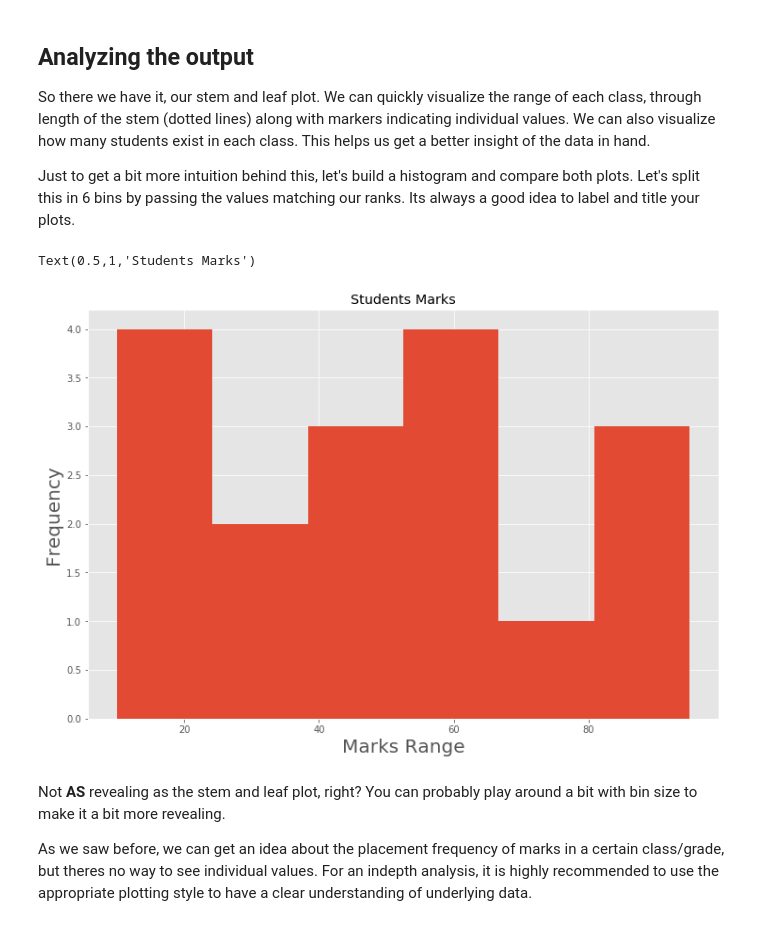
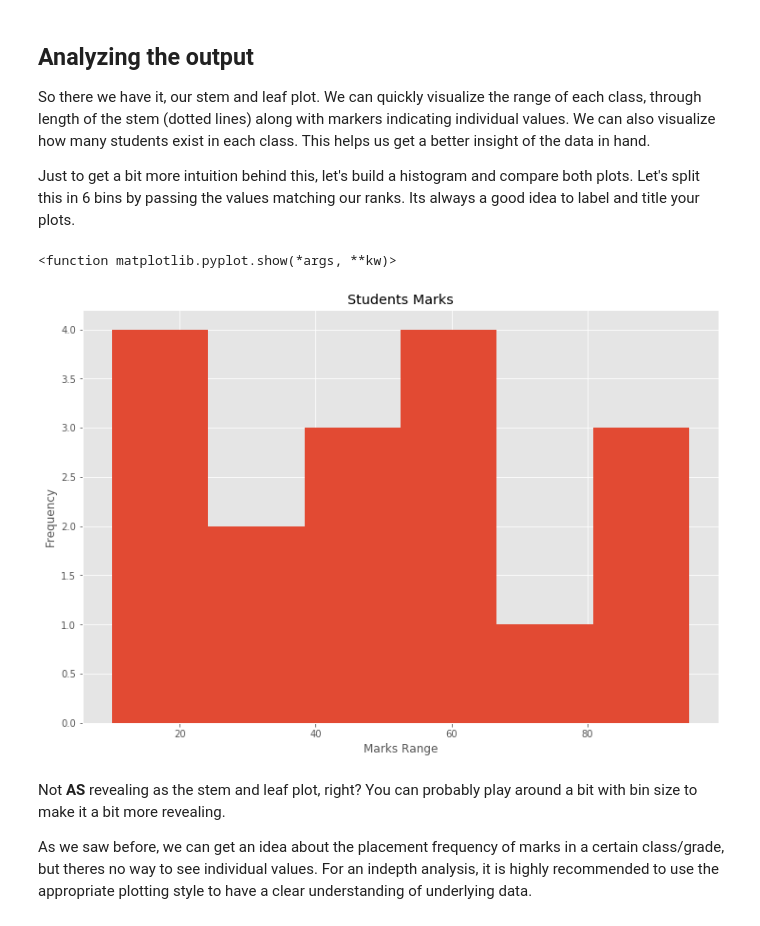
Before and after one commit to steeznation16/dsc-0-09-05-statistical-distribution-stemleaf-plot-lab-online-ds-ft-100118, a Jupyter notebook: index.ipynb, the cells around one changed output. Drawn from its saved outputs; the diff is of its cells as text; code cells hidden in the pictures.

```diff
--- a/index.ipynb
+++ b/index.ipynb
@@ -127,13 +127,15 @@ Just to get a bit more intuition behind this, let's build a histogram and compar
 # %%
 # Create a histogram for marks
 plt.figure(figsize=(12,8))
 plt.hist(marks, bins=6)
 plt.title('Students Marks')
 plt.ylabel('Frequency')
-plt.xlabel()
+plt.xlabel('Marks Range')
+
+plt.show
 # %% [output]
-Text(0.5,1,'Students Marks')
+<function matplotlib.pyplot.show(*args, **kw)>
-[figure, old version]
+[figure, new version]
 # %% [markdown]
 Not **AS** revealing as the stem and leaf plot, right? You can probably play around a bit with bin size to make it a bit more revealing.
 
```
